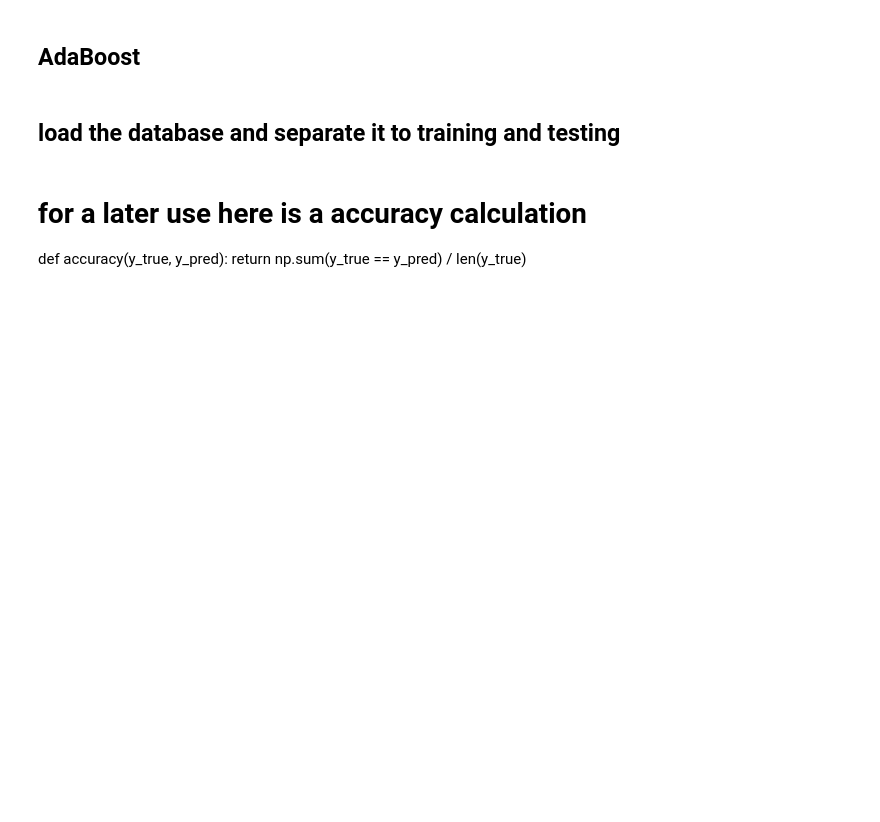
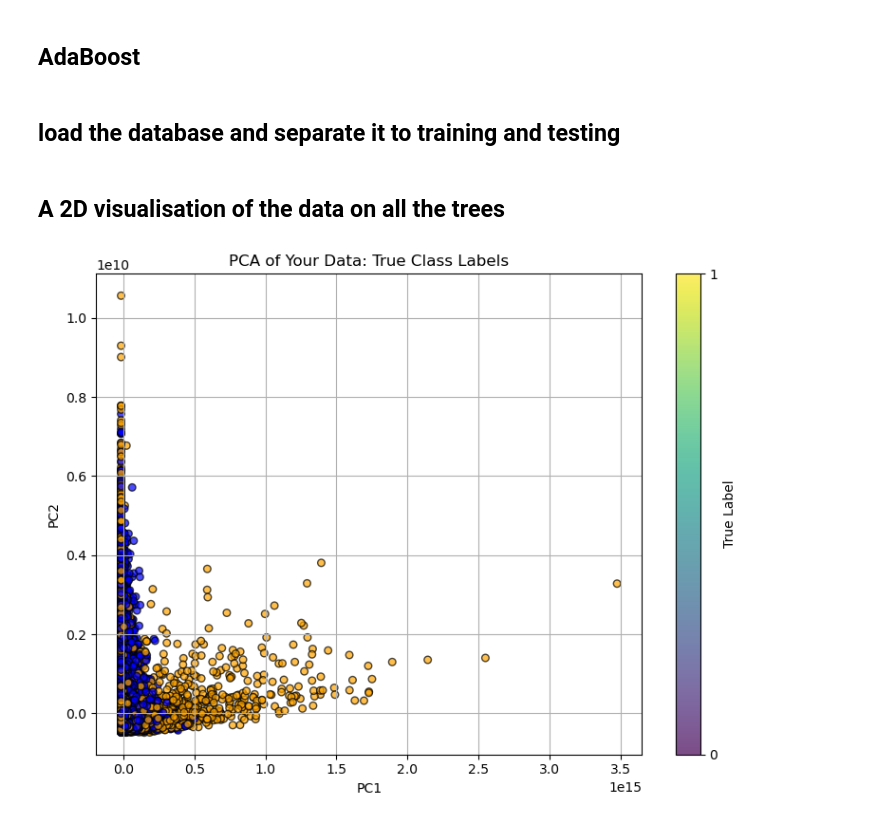
Before and after one commit to yossef-cohen/ML-Assignment-College, a Jupyter notebook: Final Project/final_project.ipynb, the cells around one changed output. Saved outputs shown, nothing was run; the diff lists cells and outputs as text; code cells hidden in the pictures; blank space fills up the shorter version.

```diff
--- a/Final Project/final_project.ipynb
+++ b/Final Project/final_project.ipynb
@@ -279,6 +331,9 @@ class AdaBoost:
 
     def weighted_error(self, y_true, y_pred, sample_weights):
         return np.sum(sample_weights[y_true != y_pred])
+
+    def __str__(self):
+        return f"Adaboost({self.MOI})"
 # %% [markdown]
 ## load the database and separate it to training and testing
 # %%
@@ -292,7 +347,5 @@ y_train = np.array([0] * 50000 + [1] * 50000)
 y_test = np.array([0] * 10000 + [1] * 10000)
 X_train, y_train = shuffle(X_train, y_train, random_state=42)
 X_test, y_test = shuffle(X_test, y_test, random_state=98)
-# %% [markdown]
-# for a later use here is a accuracy calculation
-def accuracy(y_true, y_pred):
-    return np.sum(y_true == y_pred) / len(y_true)
+# %% [markdown]
+## A 2D visualisation of the data on all the trees
@@ -298,0 +383,23 @@ def accuracy(y_true, y_pred):
+# %%
+plt.figure(figsize=(8, 6))
+color_map = {0: 'blue', 1: 'orange'}
+colors = [color_map[label] for label in y_train]
+plt.scatter(
+    x_train_pca[:, 0],        # PC1 on x-axis
+    x_train_pca[:, 1],        # PC2 on y-axis
+    c=colors,                 # color by true label (0 or 1)
+    cmap='viridis',
+    s=30,                     # point size
+    edgecolor='k',            # black outline for visibility
+    alpha=0.7
+)
+plt.title("PCA of Your Data: True Class Labels")
+plt.xlabel("PC1")
+plt.ylabel("PC2")
+cbar = plt.colorbar(ticks=[0,1])
+cbar.set_label("True Label")
+plt.grid(True)
+plt.tight_layout()
+plt.show()
+# %% [output]
+[figure, added]
```
Also changed, not shown: parts of 7 cells of this notebook.
